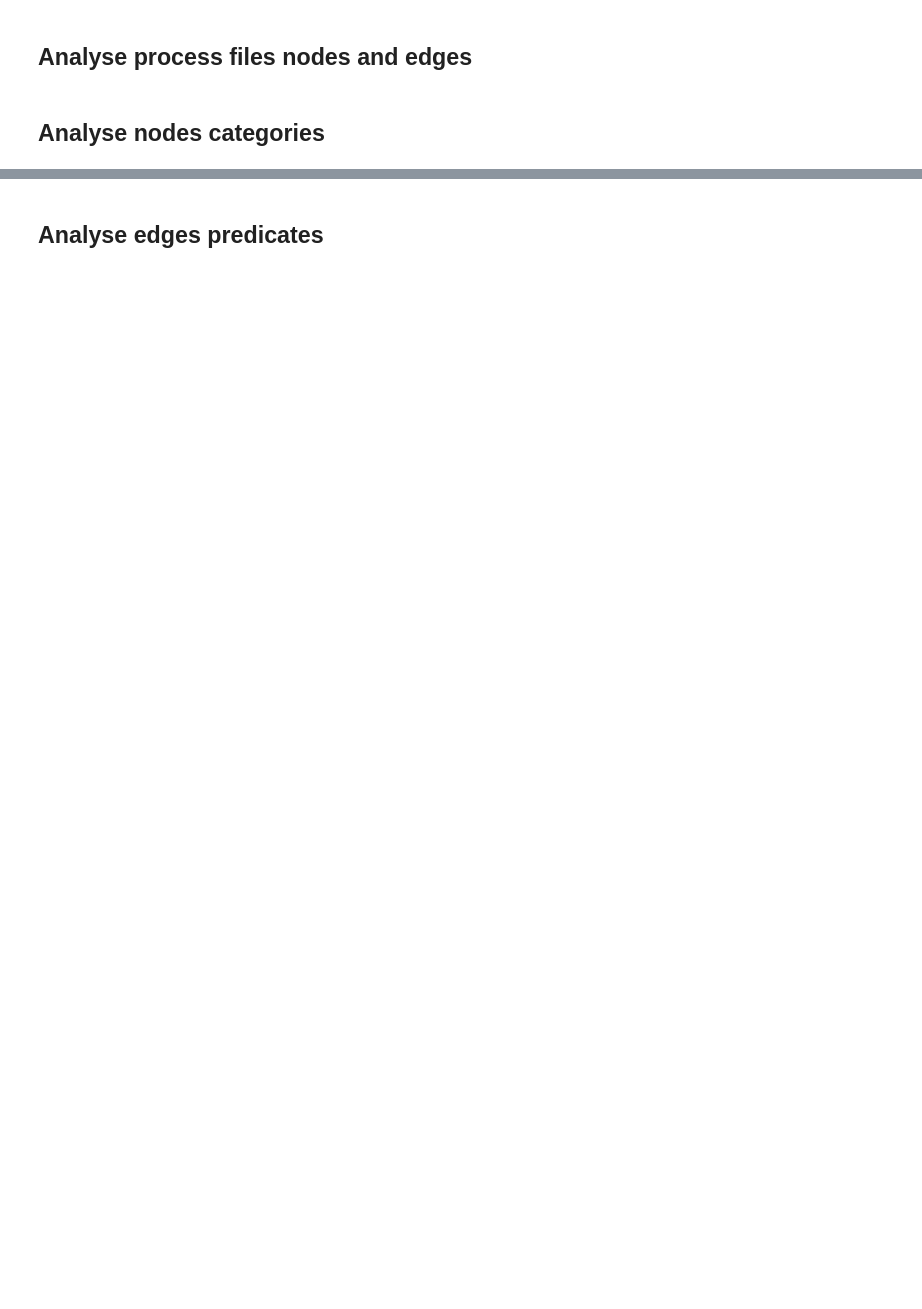
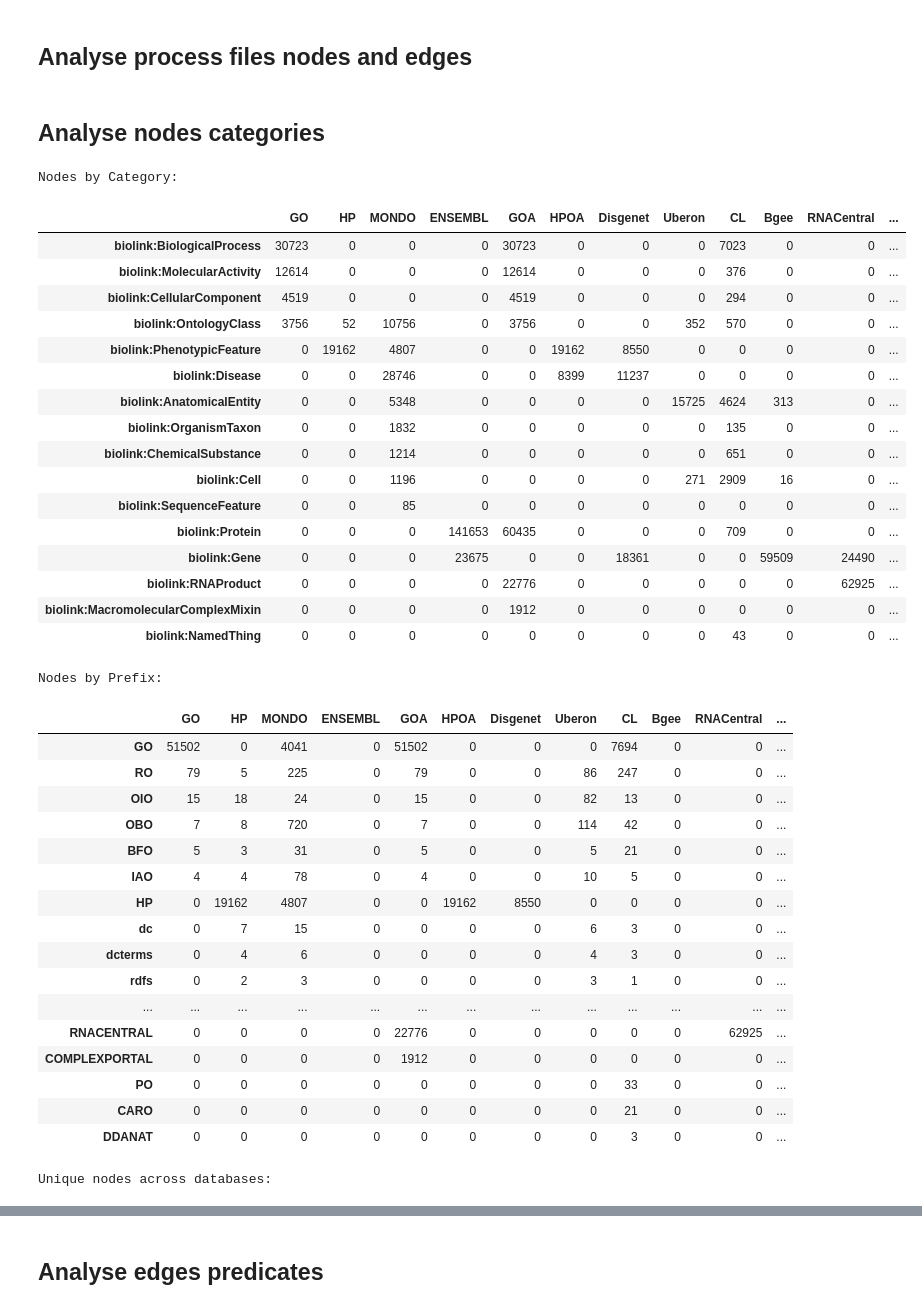
Before and after one commit to hmartiniano/ngest, a Jupyter notebook: workflow/notebooks/processed_analysis.ipynb, the cells around one changed output, grey strips where cells are left out. Drawn from its saved outputs; the diff is of its cells as text; code cells hidden in the pictures; blank space fills up the shorter version.

```diff
--- a/workflow/notebooks/processed_analysis.ipynb
+++ b/workflow/notebooks/processed_analysis.ipynb
@@ -44,0 +10,52 @@ display(uniqueidscount)
+# %%
+# Dynamically analyze active databases from databases_config.yaml
+results = analyze_processed_databases(config_path="../../config/databases_config.yaml", base_dir="../../data/processed/finals")
+
+print("Nodes by Category:")
+display(results["categories"])
+
+print()
+print("Nodes by Prefix:")
+display(results["prefixes"])
+
+print()
+print("Unique nodes across databases:")
+display(results["unique_nodes"])
+# %% [output]
+Nodes by Category:
+|  | GO | HP | MONDO | ENSEMBL | GOA | HPOA | Disgenet | Uberon | CL | Bgee | RNACentral | ... |
+| biolink:BiologicalProcess | 30723 | 0 | 0 | 0 | 30723 | 0 | 0 | 0 | 7023 | 0 | 0 | ... |
+| biolink:MolecularActivity | 12614 | 0 | 0 | 0 | 12614 | 0 | 0 | 0 | 376 | 0 | 0 | ... |
+| biolink:CellularComponent | 4519 | 0 | 0 | 0 | 4519 | 0 | 0 | 0 | 294 | 0 | 0 | ... |
+| biolink:OntologyClass | 3756 | 52 | 10756 | 0 | 3756 | 0 | 0 | 352 | 570 | 0 | 0 | ... |
+| biolink:PhenotypicFeature | 0 | 19162 | 4807 | 0 | 0 | 19162 | 8550 | 0 | 0 | 0 | 0 | ... |
+| biolink:Disease | 0 | 0 | 28746 | 0 | 0 | 8399 | 11237 | 0 | 0 | 0 | 0 | ... |
+| biolink:AnatomicalEntity | 0 | 0 | 5348 | 0 | 0 | 0 | 0 | 15725 | 4624 | 313 | 0 | ... |
+| biolink:OrganismTaxon | 0 | 0 | 1832 | 0 | 0 | 0 | 0 | 0 | 135 | 0 | 0 | ... |
+| biolink:ChemicalSubstance | 0 | 0 | 1214 | 0 | 0 | 0 | 0 | 0 | 651 | 0 | 0 | ... |
+| biolink:Cell | 0 | 0 | 1196 | 0 | 0 | 0 | 0 | 271 | 2909 | 16 | 0 | ... |
+| biolink:SequenceFeature | 0 | 0 | 85 | 0 | 0 | 0 | 0 | 0 | 0 | 0 | 0 | ... |
+| biolink:Protein | 0 | 0 | 0 | 141653 | 60435 | 0 | 0 | 0 | 709 | 0 | 0 | ... |
+| biolink:Gene | 0 | 0 | 0 | 23675 | 0 | 0 | 18361 | 0 | 0 | 59509 | 24490 | ... |
+| biolink:RNAProduct | 0 | 0 | 0 | 0 | 22776 | 0 | 0 | 0 | 0 | 0 | 62925 | ... |
+| biolink:MacromolecularComplexMixin | 0 | 0 | 0 | 0 | 1912 | 0 | 0 | 0 | 0 | 0 | 0 | ... |
+| biolink:NamedThing | 0 | 0 | 0 | 0 | 0 | 0 | 0 | 0 | 43 | 0 | 0 | ... |
+Nodes by Prefix:
+|  | GO | HP | MONDO | ENSEMBL | GOA | HPOA | Disgenet | Uberon | CL | Bgee | RNACentral | ... |
+| GO | 51502 | 0 | 4041 | 0 | 51502 | 0 | 0 | 0 | 7694 | 0 | 0 | ... |
+| RO | 79 | 5 | 225 | 0 | 79 | 0 | 0 | 86 | 247 | 0 | 0 | ... |
+| OIO | 15 | 18 | 24 | 0 | 15 | 0 | 0 | 82 | 13 | 0 | 0 | ... |
+| OBO | 7 | 8 | 720 | 0 | 7 | 0 | 0 | 114 | 42 | 0 | 0 | ... |
+| BFO | 5 | 3 | 31 | 0 | 5 | 0 | 0 | 5 | 21 | 0 | 0 | ... |
+| IAO | 4 | 4 | 78 | 0 | 4 | 0 | 0 | 10 | 5 | 0 | 0 | ... |
+| HP | 0 | 19162 | 4807 | 0 | 0 | 19162 | 8550 | 0 | 0 | 0 | 0 | ... |
+| dc | 0 | 7 | 15 | 0 | 0 | 0 | 0 | 6 | 3 | 0 | 0 | ... |
+| dcterms | 0 | 4 | 6 | 0 | 0 | 0 | 0 | 4 | 3 | 0 | 0 | ... |
+| rdfs | 0 | 2 | 3 | 0 | 0 | 0 | 0 | 3 | 1 | 0 | 0 | ... |
+| ... | ... | ... | ... | ... | ... | ... | ... | ... | ... | ... | ... | ... |
+| RNACENTRAL | 0 | 0 | 0 | 0 | 22776 | 0 | 0 | 0 | 0 | 0 | 62925 | ... |
+| COMPLEXPORTAL | 0 | 0 | 0 | 0 | 1912 | 0 | 0 | 0 | 0 | 0 | 0 | ... |
+| PO | 0 | 0 | 0 | 0 | 0 | 0 | 0 | 0 | 33 | 0 | 0 | ... |
+| CARO | 0 | 0 | 0 | 0 | 0 | 0 | 0 | 0 | 21 | 0 | 0 | ... |
+| DDANAT | 0 | 0 | 0 | 0 | 0 | 0 | 0 | 0 | 3 | 0 | 0 | ... |
+Unique nodes across databases:
```
Also changed, not shown: parts of 7 cells of this notebook, 45 other files.
